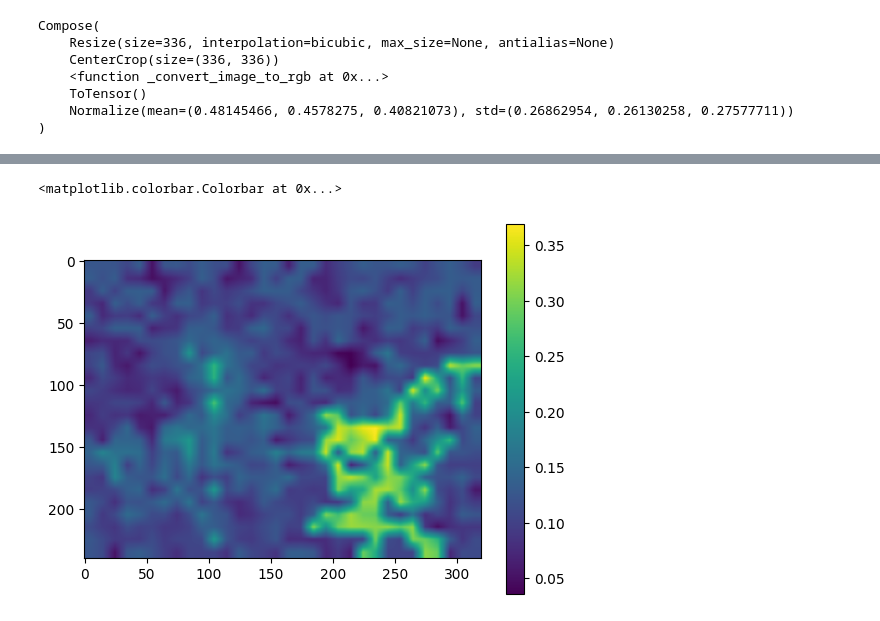
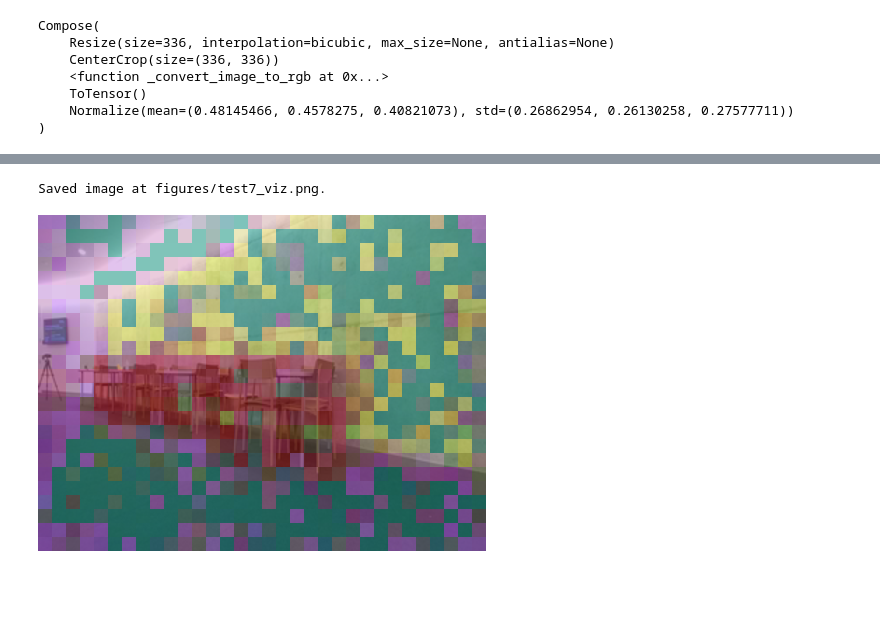
Before and after one commit to RogerQi/Patched_CLIP, a Jupyter notebook: example.ipynb, the cells around one changed output, grey strips where cells are left out. Drawn from its saved outputs; the diff is of its cells as text; code cells hidden in the pictures; blank space fills up the shorter version.

```diff
--- a/example.ipynb
+++ b/example.ipynb
@@ -96,10 +77,0 @@ clip_process_image_mean_time: 0.02645206300007885
-# %%
-patch_features_bchw = descriptors / descriptors.norm(dim=1, keepdim=True)
-similarity_mat_bhwc = einsum(patch_features_bchw, text_features, 'b c h w, d c -> b d h w')
-similarity_mat_bhwc = F.interpolate(similarity_mat_bhwc, size=(240, 320), mode='bilinear', align_corners=False)
-heatmap = similarity_mat_bhwc[0, 0, :, :].cpu().numpy()
-plt.imshow(heatmap)
-plt.colorbar()
-# %% [output]
-<matplotlib.colorbar.Colorbar at 0x...>
-[figure, removed]
@@ -105,0 +80,16 @@ plt.colorbar()
+# %%
+pca_images = visualize_embedding_pca(
+                image_paths,
+                images,
+                descriptors,
+                preprocess=preprocess,
+                visualize_every=CLIP_args.visualize_every,
+                patch_size=14,
+                skip_center_crop=True
+            )
+# %% [output]
+Saved image at figures/test7_viz.png.
+# %%
+pca_images[0]
+# %% [output]
+[figure, added]
```
Also changed, not shown: parts of 10 cells of this notebook, 1 other file.
